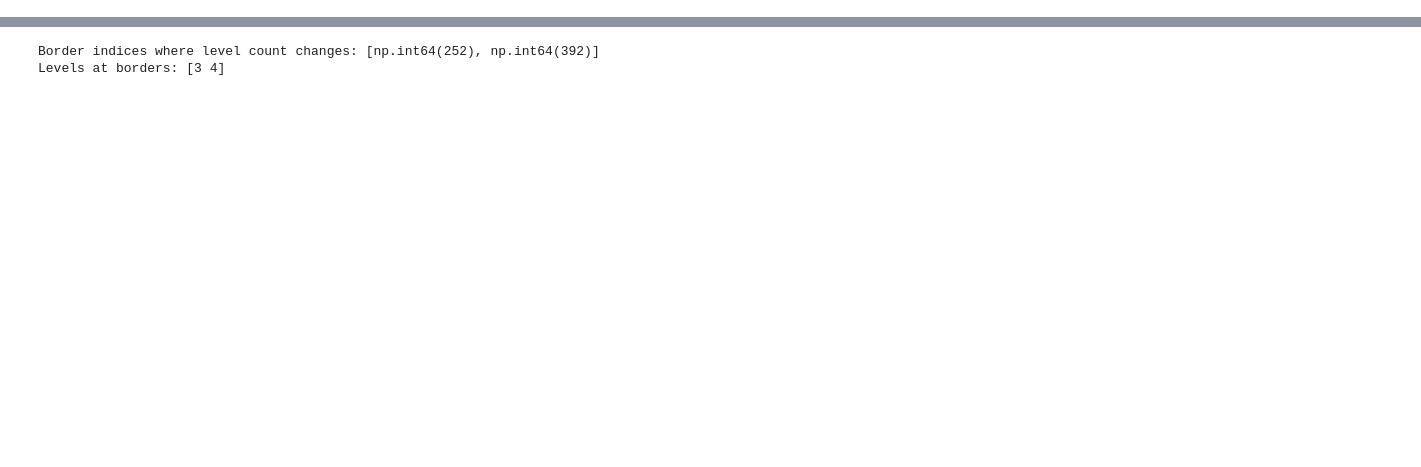
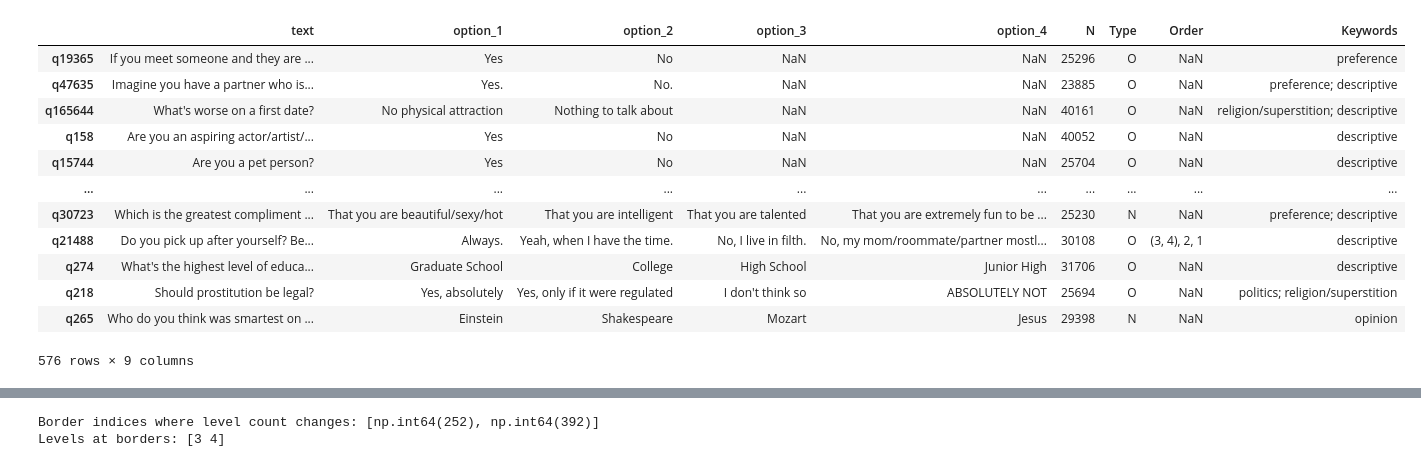
Before and after one commit to bogedy/okcupid_unsupervised, a Jupyter notebook: notebooks/ik_imputation_methods.ipynb, the cells around one changed output, grey strips where cells are left out. Cells and saved outputs as stored; diff of their text form; code cells hidden in the pictures; blank space fills up the shorter version.

```diff
--- a/notebooks/ik_imputation_methods.ipynb
+++ b/notebooks/ik_imputation_methods.ipynb
@@ -20,6 +26,22 @@ sorted_num_levels = q_df.apply(lambda x: len(x.cat.categories)).sort_values()
 q_df = q_df[sorted_num_levels.index]
 # %%
 question_data.loc[q_df.columns].to_csv('../outputs/filtered_qs.csv')
+# %%
+question_data.loc[q_df.columns]
+# %% [output]
+|  | text | option_1 | option_2 | option_3 | option_4 | N | Type | Order | Keywords |
+| q19365 | If you meet someone and they are ... | Yes | No | NaN | NaN | 25296 | O | NaN | preference |
+| q47635 | Imagine you have a partner who is... | Yes. | No. | NaN | NaN | 23885 | O | NaN | preference; descriptive |
+| q165644 | What's worse on a first date? | No physical attraction | Nothing to talk about | NaN | NaN | 40161 | O | NaN | religion/superstition; descriptive |
+| q158 | Are you an aspiring actor/artist/... | Yes | No | NaN | NaN | 40052 | O | NaN | descriptive |
+| q15744 | Are you a pet person? | Yes | No | NaN | NaN | 25704 | O | NaN | descriptive |
+| ... | ... | ... | ... | ... | ... | ... | ... | ... | ... |
+| q30723 | Which is the greatest compliment ... | That you are beautiful/sexy/hot | That you are intelligent | That you are talented | That you are extremely fun to be ... | 25230 | N | NaN | preference; descriptive |
+| q21488 | Do you pick up after yourself? Be... | Always. | Yeah, when I have the time. | No, I live in filth. | No, my mom/roommate/partner mostl... | 30108 | O | (3, 4), 2, 1 | descriptive |
+| q274 | What's the highest level of educa... | Graduate School | College | High School | Junior High | 31706 | O | NaN | descriptive |
+| q218 | Should prostitution be legal? | Yes, absolutely | Yes, only if it were regulated | I don't think so | ABSOLUTELY NOT | 25694 | O | NaN | politics; religion/superstition |
+| q265 | Who do you think was smartest on ... | Einstein | Shakespeare | Mozart | Jesus | 29398 | N | NaN | opinion |
+576 rows × 9 columns
 # %%
 q_df
 # %% [output]
```
Also changed, not shown: parts of 18 cells of this notebook.
